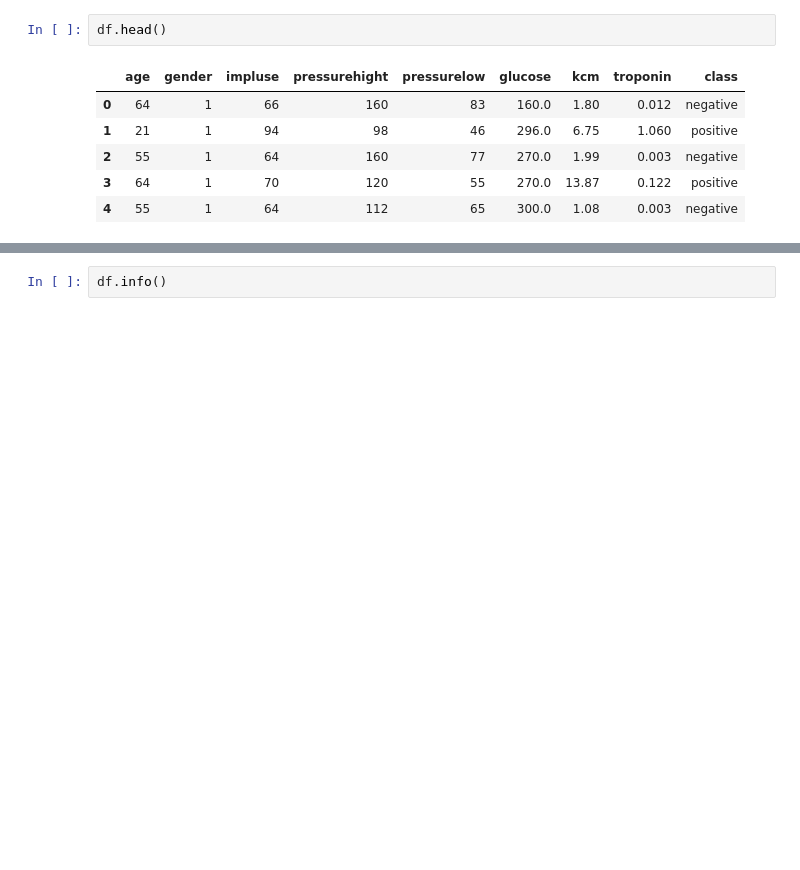
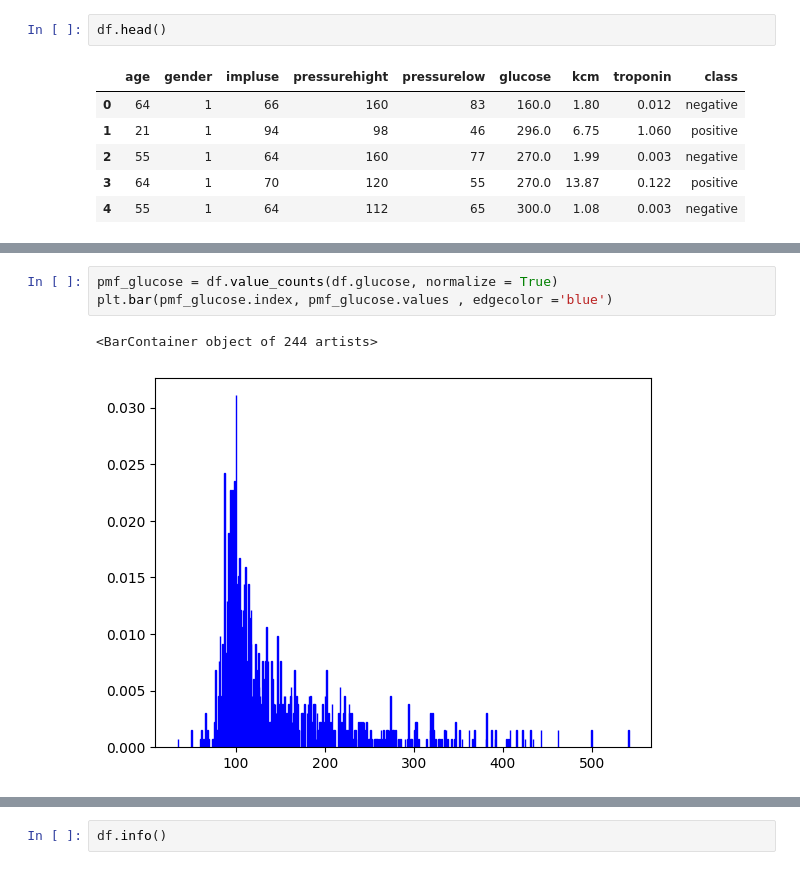
Before and after one commit to MajidrNEO1879/machine-learning-projects, a Jupyter notebook: cvd/cvd.ipynb, the cells around one changed output, grey strips where cells are left out. Saved outputs shown, nothing was run; the diff lists cells and outputs as text; blank space fills up the shorter version.

```diff
--- a/cvd/cvd.ipynb
+++ b/cvd/cvd.ipynb
@@ -27,0 +56,6 @@ df.head()
+# %%
+pmf_glucose = df.value_counts(df.glucose, normalize = True)
+plt.bar(pmf_glucose.index, pmf_glucose.values , edgecolor ='blue')
+# %% [output]
+<BarContainer object of 244 artists>
+[figure, added]
```
Also changed, not shown: parts of 27 cells of this notebook.
